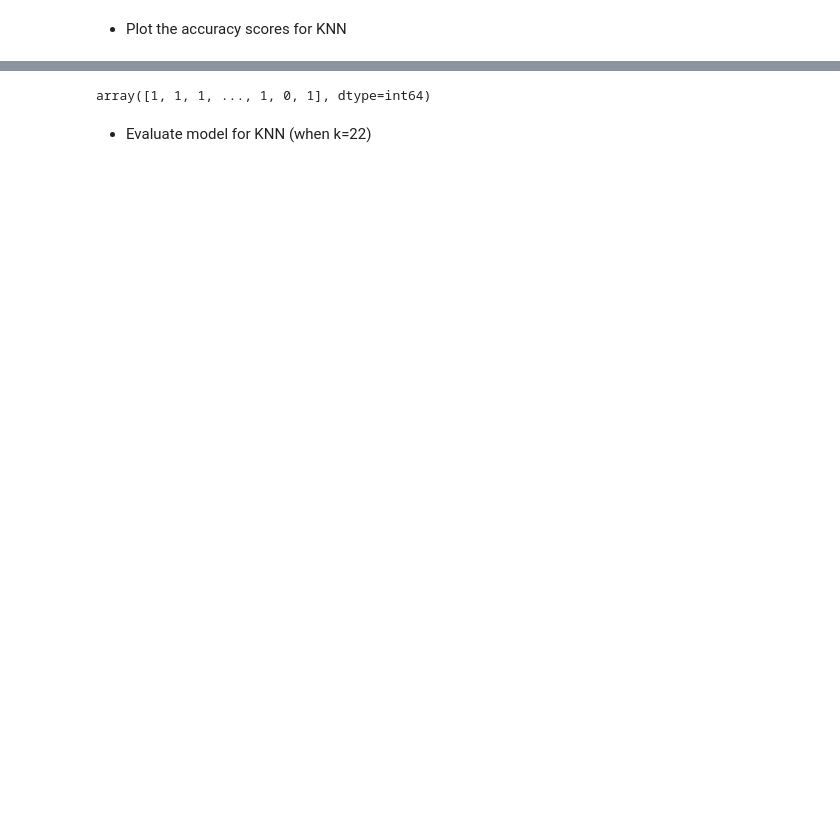
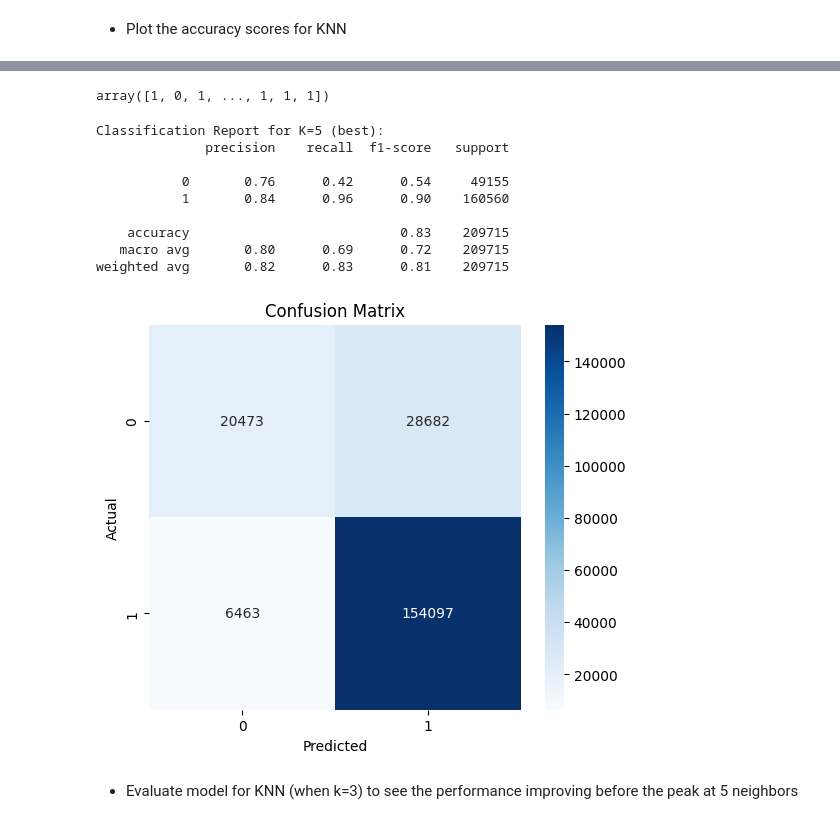
Before and after one commit to yceugene/DA_Proj_G7, a Jupyter notebook: src/team7_final_presentation.ipynb, the cells around one changed output, grey strips where cells are left out. Saved outputs shown, nothing was run; the diff lists cells and outputs as text; code cells hidden in the pictures; blank space fills up the shorter version.

```diff
--- a/src/team7_final_presentation.ipynb
+++ b/src/team7_final_presentation.ipynb
@@ -1351,2 +1277,0 @@ grid_search = GridSearchCV(knn, param_grid, cv=5, scoring='accuracy', n_jobs=1)
-# %%
-grid_search.fit(X_train, y_train)
@@ -1378,13 +1299,39 @@ plt.show()
 # %%
-# Initialize KNN model (k=23)
-knn = KNeighborsClassifier(n_neighbors=23)
+# Initialize KNN model (k=5)
+knn = KNeighborsClassifier(n_neighbors=5)
 knn.fit(X_train, y_train)
 
 # Make predictions
 y_pred = knn.predict(X_test)
 y_pred
 # %% [output]
-array([1, 1, 1, ..., 1, 0, 1], dtype=int64)
+array([1, 0, 1, ..., 1, 1, 1])
+# %%
+# Evaluate Model
+cm = confusion_matrix(y_test, y_pred)
+class_report = classification_report(y_test, y_pred)
+
+print("\nClassification Report for K=5 (best):")
+print(class_report)
+
+# Plot colormap
+plt.figure(figsize=(6, 5))
+sns.heatmap(cm, annot=True, fmt='d', cmap='Blues', cbar=True)
+plt.title('Confusion Matrix')
+plt.xlabel('Predicted')
+plt.ylabel('Actual')
+plt.show()
+# %% [output]
+Classification Report for K=5 (best):
+              precision    recall  f1-score   support
+
+           0       0.76      0.42      0.54     49155
+           1       0.84      0.96      0.90    160560
+
+    accuracy                           0.83    209715
+   macro avg       0.80      0.69      0.72    209715
+weighted avg       0.82      0.83      0.81    209715
+[figure, added]
 # %%
 def evaluate_knn(n, _X_train, _y_train, _X_test, _y_test):
     # Initialize KNN model
@@ -1409,3 +1352,3 @@ def evaluate_knn(n, _X_train, _y_train, _X_test, _y_test):
 # %% [markdown]
-- Evaluate model for KNN (when k=22)
+- Evaluate model for KNN (when k=3) to see the performance improving before the peak at 5 neighbors
 # %%
```
Also changed, not shown: parts of 41 cells of this notebook.
